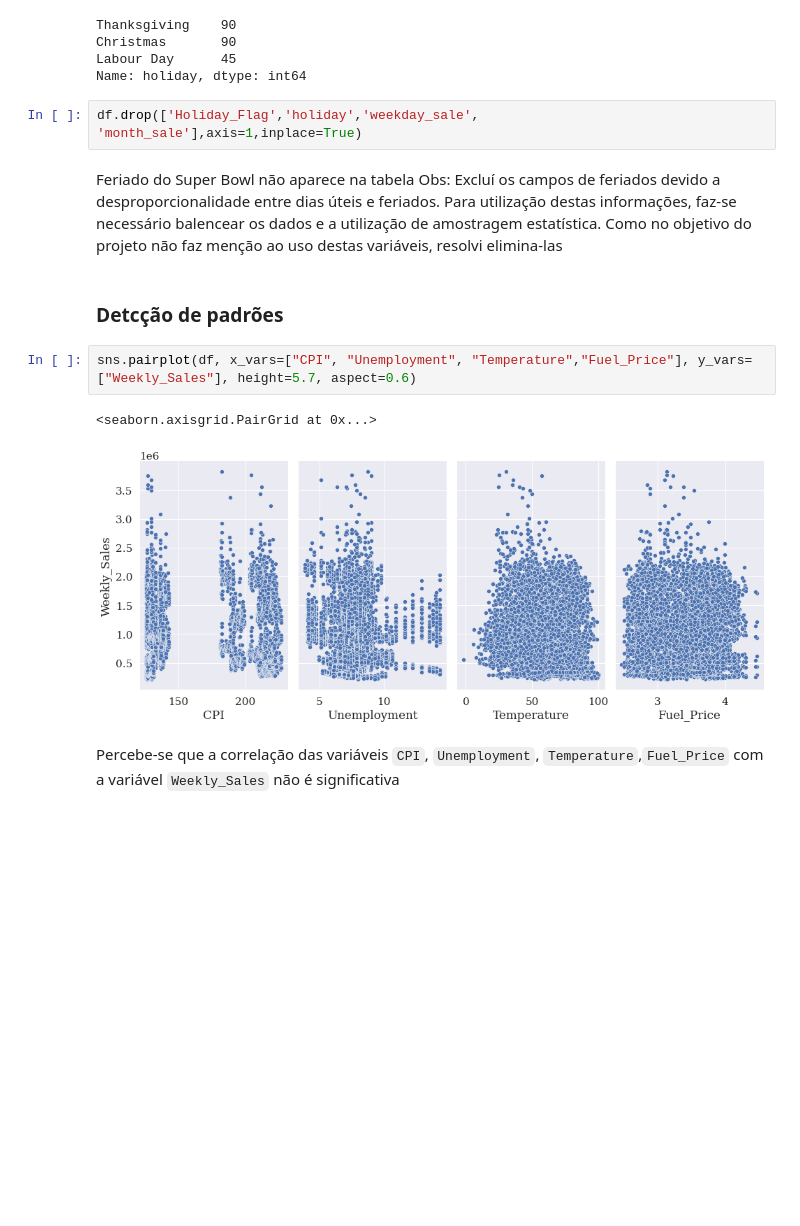
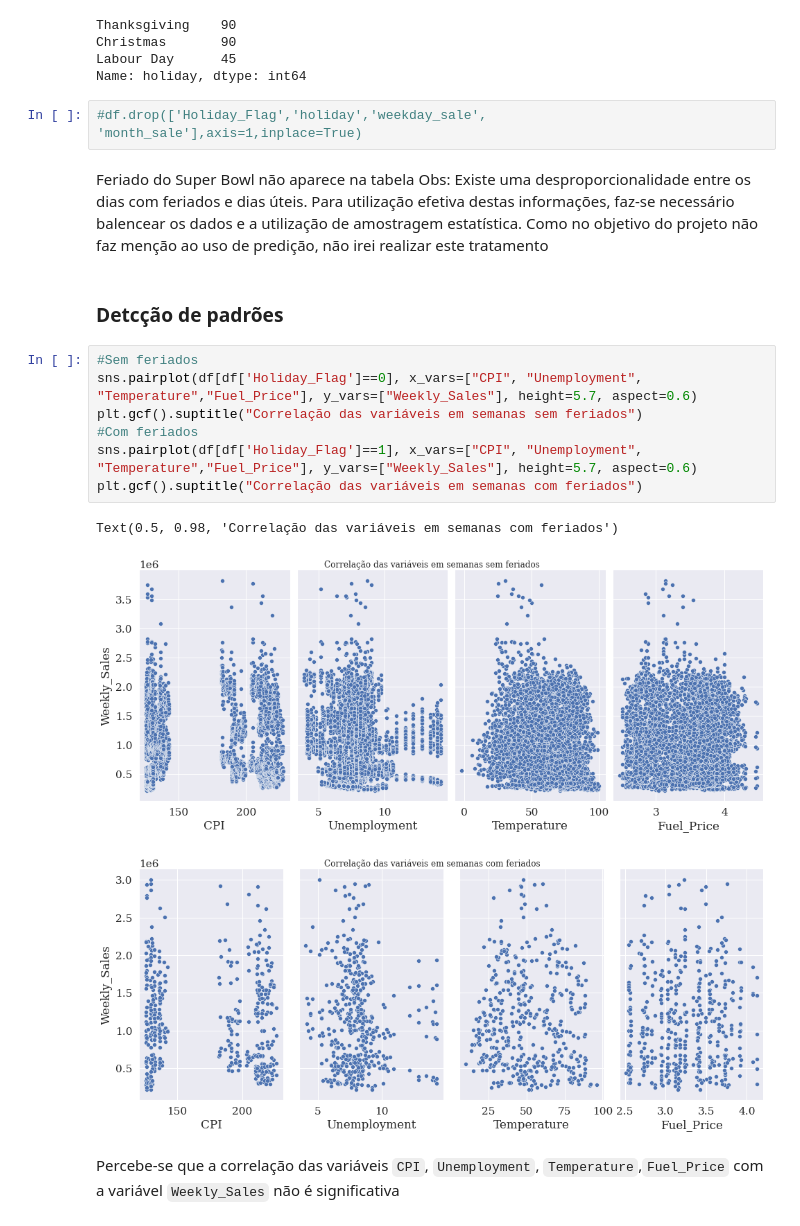
Before and after one commit to Vinicius-BFS/data_science_projetos, a Jupyter notebook: Mini_Projeto_Walmart.ipynb, the cells around one changed output. Cells and saved outputs as stored; diff of their text form; blank space fills up the shorter version.

```diff
--- a/Mini_Projeto_Walmart.ipynb
+++ b/Mini_Projeto_Walmart.ipynb
@@ -306,17 +306,23 @@ Christmas       90
 Labour Day      45
 Name: holiday, dtype: int64
 # %%
-df.drop(['Holiday_Flag','holiday','weekday_sale',	'month_sale'],axis=1,inplace=True)
+#df.drop(['Holiday_Flag','holiday','weekday_sale',	'month_sale'],axis=1,inplace=True)
 # %% [markdown]
 Feriado do Super Bowl não aparece na tabela
-Obs: Excluí os campos de feriados devido a desproporcionalidade entre dias úteis e feriados. Para utilização destas informações, faz-se necessário balencear os dados e a utilização de amostragem estatística. Como no objetivo do projeto não faz menção ao uso destas variáveis, resolvi elimina-las
+Obs: Existe uma desproporcionalidade entre os dias com feriados e dias úteis. Para utilização efetiva destas informações, faz-se necessário balencear os dados e a utilização de amostragem estatística. Como no objetivo do projeto não faz menção ao uso de predição, não irei realizar este tratamento
 # %% [markdown]
 ### Detcção de padrões
-# %%
-sns.pairplot(df, x_vars=["CPI", "Unemployment", "Temperature","Fuel_Price"], y_vars=["Weekly_Sales"], height=5.7, aspect=0.6)
-# %% [output]
-<seaborn.axisgrid.PairGrid at 0x...>
-[figure, removed]
+# %%
+#Sem feriados
+sns.pairplot(df[df['Holiday_Flag']==0], x_vars=["CPI", "Unemployment", "Temperature","Fuel_Price"], y_vars=["Weekly_Sales"], height=5.7, aspect=0.6)
+plt.gcf().suptitle("Correlação das variáveis em semanas sem feriados")
+#Com feriados
+sns.pairplot(df[df['Holiday_Flag']==1], x_vars=["CPI", "Unemployment", "Temperature","Fuel_Price"], y_vars=["Weekly_Sales"], height=5.7, aspect=0.6)
+plt.gcf().suptitle("Correlação das variáveis em semanas com feriados")
+# %% [output]
+Text(0.5, 0.98, 'Correlação das variáveis em semanas com feriados')
+[figure, added]
+[figure, added]
 # %% [markdown]
 Percebe-se que a correlação das variáveis `CPI`, `Unemployment`, `Temperature`,`Fuel_Price` com a variável `Weekly_Sales` não é significativa
 # %%
```
Also changed, not shown: parts of 17 cells of this notebook.
